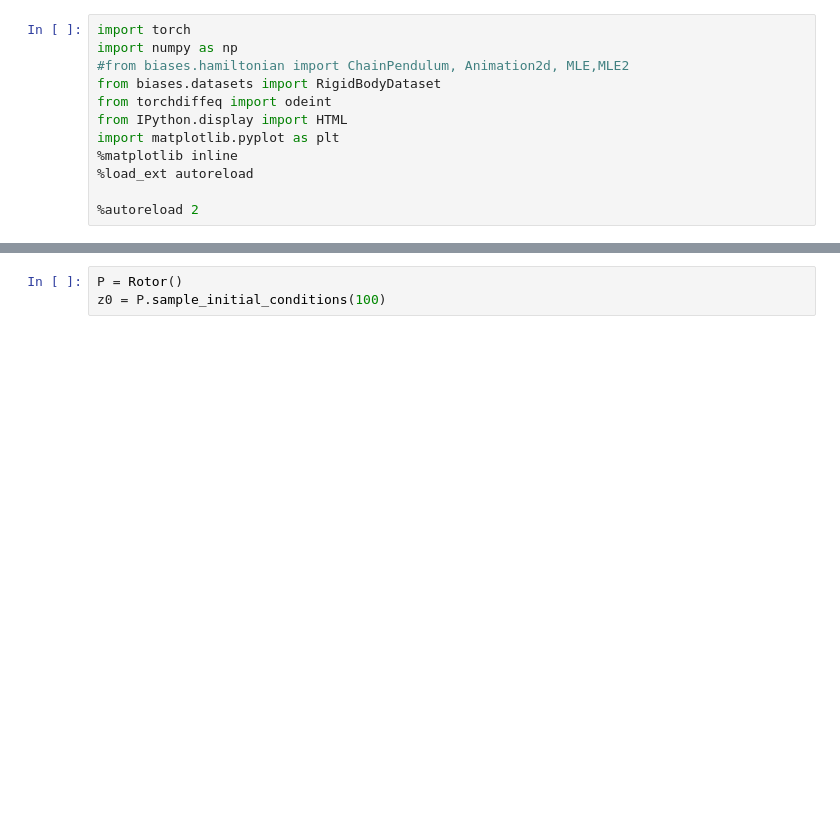
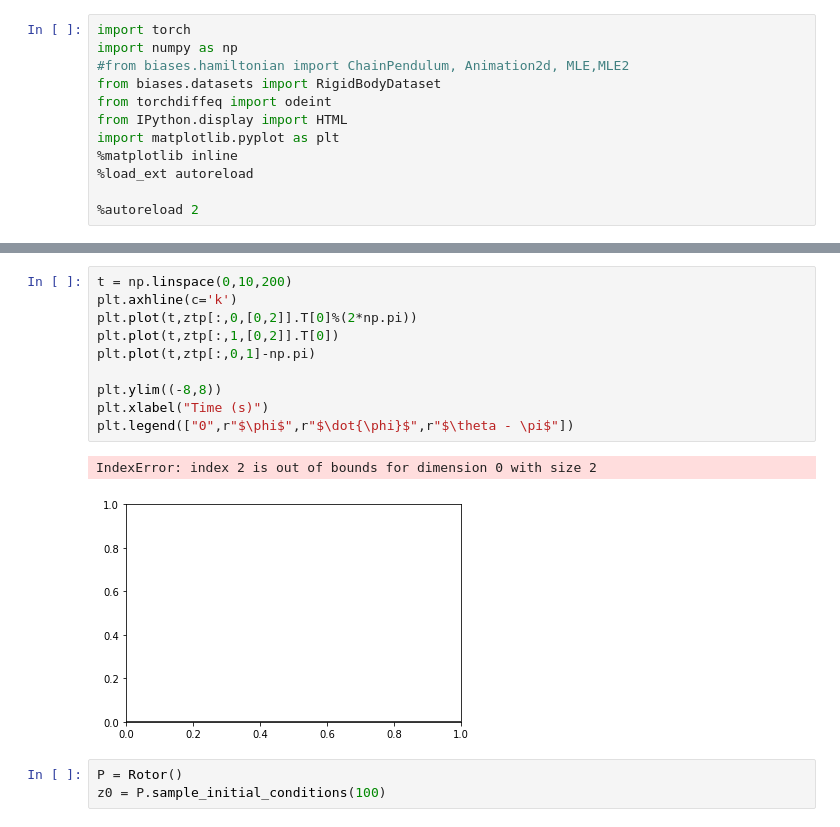
Before and after one commit to mfinzi/constrained-hamiltonian-neural-networks, a Jupyter notebook: pendulum.ipynb, the cells around one changed output, grey strips where cells are left out. Saved outputs shown, nothing was run; the diff lists cells and outputs as text; blank space fills up the shorter version.

```diff
--- a/pendulum.ipynb
+++ b/pendulum.ipynb
@@ -27,3 +36,16 @@ HTML(P.animate(zt.data))
+# %%
+t = np.linspace(0,10,200)
+plt.axhline(c='k')
+plt.plot(t,ztp[:,0,[0,2]].T[0]%(2*np.pi))
+plt.plot(t,ztp[:,1,[0,2]].T[0])
+plt.plot(t,ztp[:,0,1]-np.pi)
+
+plt.ylim((-8,8))
+plt.xlabel("Time (s)")
+plt.legend(["0",r"$\phi$",r"$\dot{\phi}$",r"$\theta - \pi$"])
+# %% [output]
+IndexError: index 2 is out of bounds for dimension 0 with size 2
+[figure, added]
 # %%
 P = Rotor()
 z0 = P.sample_initial_conditions(100)
```
Also changed, not shown: parts of 76 cells of this notebook, 21 other files.
